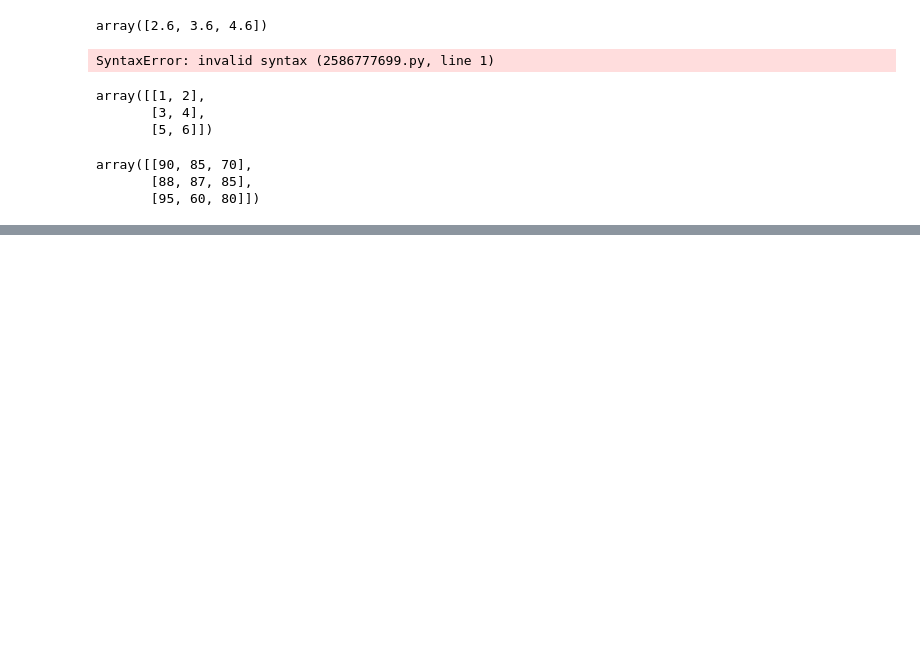
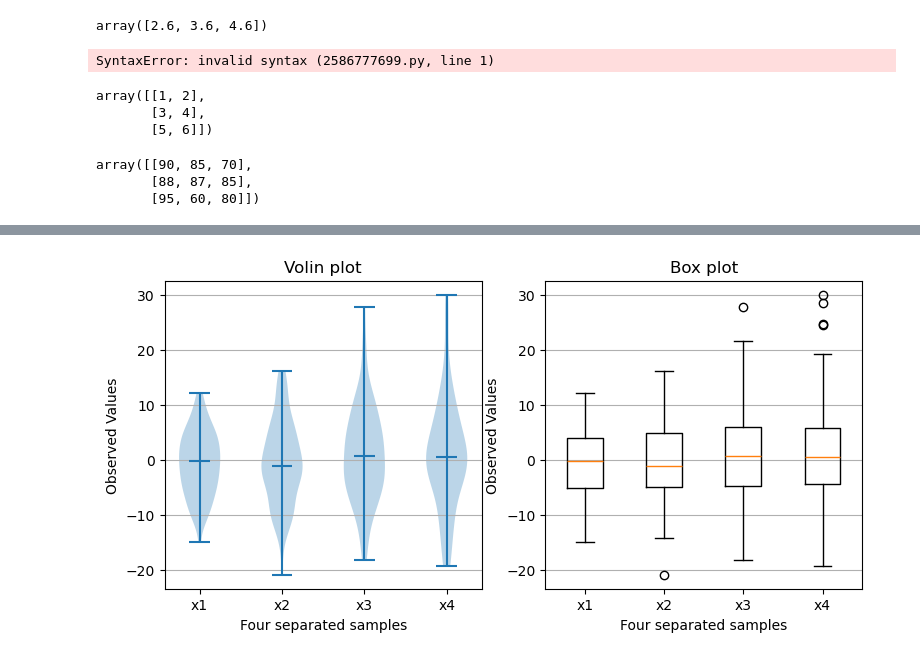
Before and after one commit to sunssstar/pandas, a Jupyter notebook: Numpy_01_basic.ipynb, the cells around one changed output, grey strips where cells are left out. Cells and saved outputs as stored; diff of their text form; code cells hidden in the pictures; blank space fills up the shorter version.

```diff
--- a/Numpy_01_basic.ipynb
+++ b/Numpy_01_basic.ipynb
@@ -515,0 +849,40 @@ array([[90, 85, 70],
+# %%
+import matplotlib.pyplot as plt
+import numpy as np
+
+fig,axs = plt.subplots(nrows=1,ncols=2, figsize = (9,4))
+#                그래프 행 = 1  열 = 2  그래프 사이즈 가로 9 세로 4
+
+np.random.seed(100)
+
+all_data = [np.random.normal(0,std,100) for std in range(6,10)]
+
+# violin plot
+
+axs[0].violinplot(all_data,
+                  showmeans = False, showmedians = True)
+                     #평균은 보이지않고, 중위값은 보여줘
+
+axs[0].set_title('Volin plot')
+
+# box plot
+
+
+axs[1].boxplot(all_data)
+
+axs[1].set_title('Box plot')
+
+
+for ax in axs:
+    ax.yaxis.grid(True)  # yaxis -> y축이라는 뜻  --> 근데 왜 x축에 실선이 그려지는지
+    ax.set_xticks([y+1 for y in range(len(all_data))],  # x축 변수 크기 설정
+                  labels= ['x1','x2','x3','x4'])        # x축에 대한 눈금 이름
+    ax.set_xlabel('Four separated samples')             # x축 label 이름
+    ax.set_ylabel('Observed Values')                    # y축 label 이름
+
+# grid : 격자, tick :눈금자 , label : 라벨, 명칭, legend: 범례
+
+
+plt.show()
+# %% [output]
+[figure, added]
```
Also changed, not shown: parts of 51 cells of this notebook.
